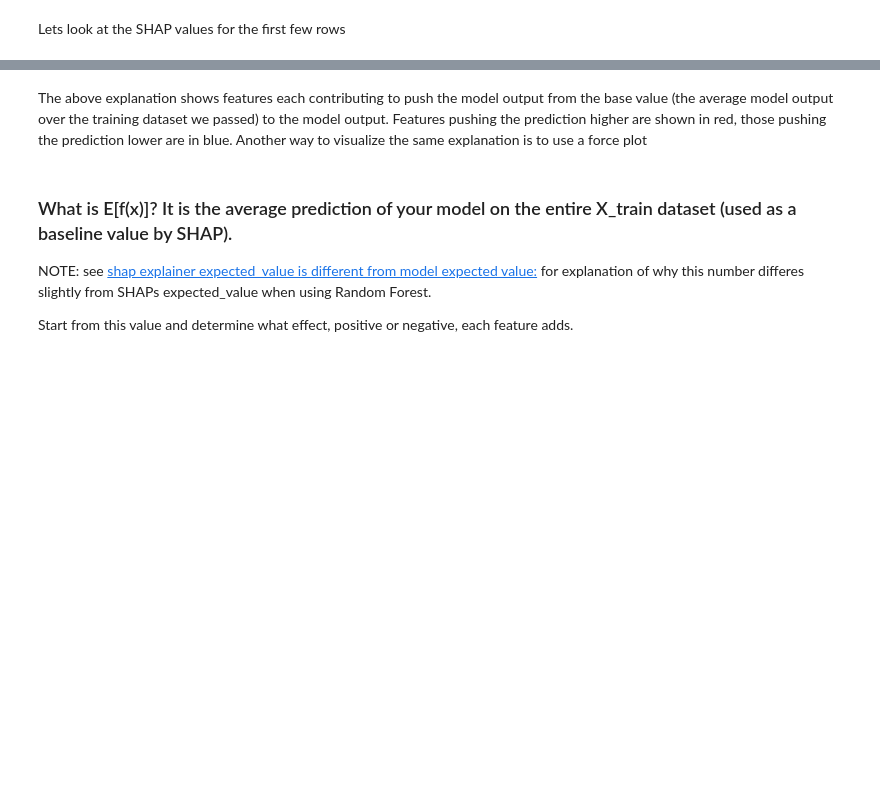
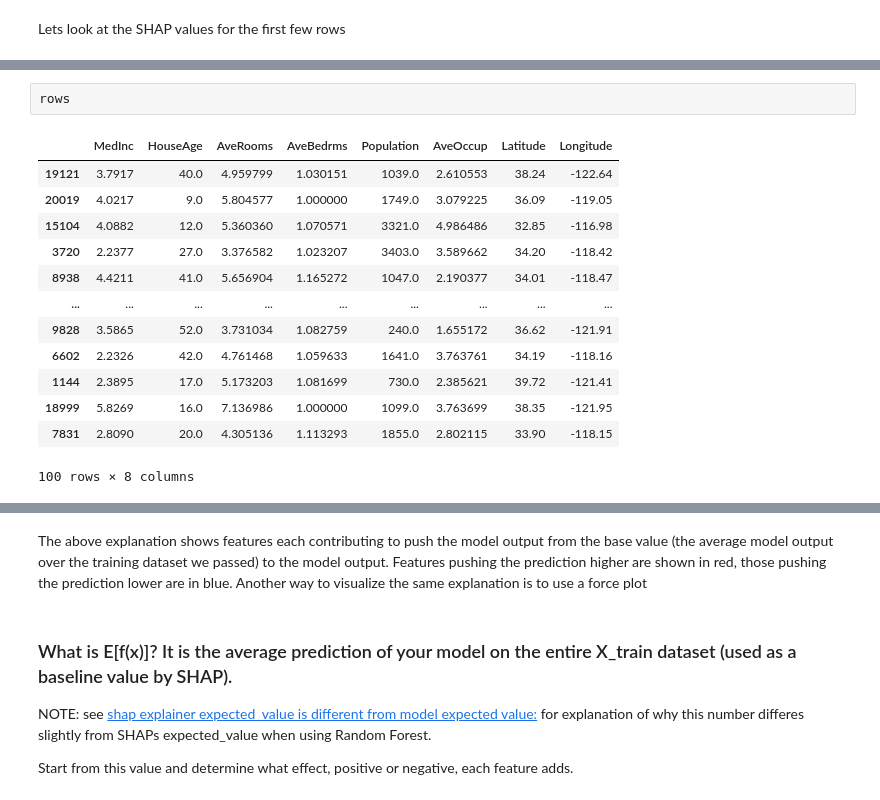
Before and after one commit to CNUClasses/DATA301_CODE, a Jupyter notebook: week_11/11_4_SHAP_regressor_classifier.ipynb, the cells around one changed output, grey strips where cells are left out. Cells and saved outputs as stored; diff of their text form; blank space fills up the shorter version.

```diff
--- a/week_11/11_4_SHAP_regressor_classifier.ipynb
+++ b/week_11/11_4_SHAP_regressor_classifier.ipynb
@@ -93,3 +117,19 @@ array([2.60316667, 2.864067  , 1.77033333, 2.16126667, 1.28473333,
+# %%
+rows
+# %% [output]
+|  | MedInc | HouseAge | AveRooms | AveBedrms | Population | AveOccup | Latitude | Longitude |
+| 19121 | 3.7917 | 40.0 | 4.959799 | 1.030151 | 1039.0 | 2.610553 | 38.24 | -122.64 |
+| 20019 | 4.0217 | 9.0 | 5.804577 | 1.000000 | 1749.0 | 3.079225 | 36.09 | -119.05 |
+| 15104 | 4.0882 | 12.0 | 5.360360 | 1.070571 | 3321.0 | 4.986486 | 32.85 | -116.98 |
+| 3720 | 2.2377 | 27.0 | 3.376582 | 1.023207 | 3403.0 | 3.589662 | 34.20 | -118.42 |
+| 8938 | 4.4211 | 41.0 | 5.656904 | 1.165272 | 1047.0 | 2.190377 | 34.01 | -118.47 |
+| ... | ... | ... | ... | ... | ... | ... | ... | ... |
+| 9828 | 3.5865 | 52.0 | 3.731034 | 1.082759 | 240.0 | 1.655172 | 36.62 | -121.91 |
+| 6602 | 2.2326 | 42.0 | 4.761468 | 1.059633 | 1641.0 | 3.763761 | 34.19 | -118.16 |
+| 1144 | 2.3895 | 17.0 | 5.173203 | 1.081699 | 730.0 | 2.385621 | 39.72 | -121.41 |
+| 18999 | 5.8269 | 16.0 | 7.136986 | 1.000000 | 1099.0 | 3.763699 | 38.35 | -121.95 |
+| 7831 | 2.8090 | 20.0 | 4.305136 | 1.113293 | 1855.0 | 2.802115 | 33.90 | -118.15 |
+100 rows × 8 columns
 # %%
 %%time
 import shap
```
Also changed, not shown: parts of 30 cells of this notebook.
